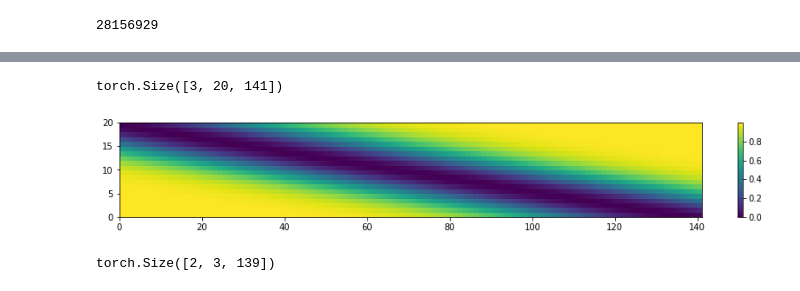
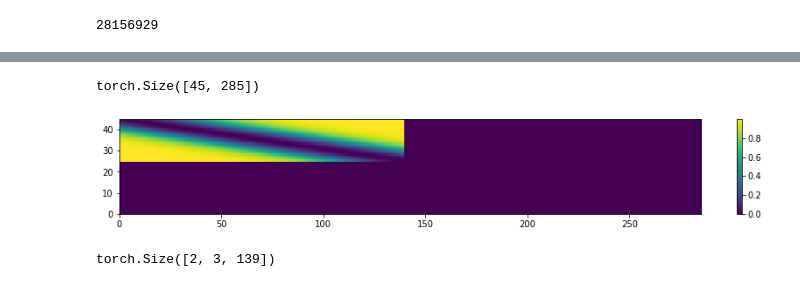
Before and after one commit to Kirili4ik/Tacotron2_TTS, a Jupyter notebook: dla-ht4-notebook.ipynb, the cells around one changed output, grey strips where cells are left out. Saved outputs shown, nothing was run; the diff lists cells and outputs as text; code cells hidden in the pictures.

```diff
--- a/dla-ht4-notebook.ipynb
+++ b/dla-ht4-notebook.ipynb
@@ -733,13 +728,14 @@ class Tacotron2(nn.Module):
 
         return output_mels, att_mat
 # %%
-def W_loss_mat(dims, g=0.2):
-    BS, N, T = dims
-    mat = torch.zeros((N, T))
+def W_loss_mat(dims, text_len, mel_len, g=0.2):
+    padded_T, padded_N = dims
+    N, T = mel_len, text_len
+    mat = torch.zeros((padded_N, padded_T))
     for n in range(N):
-        for t in range(T):
-            mat[N-n-1, t] = 1 - np.exp(- (n/N - t/T)**2 / (2*g**2))
-    return mat.repeat(BS, 1, 1)
+        t = np.arange(T)
+        mat[N-n-1, padded_T-T:] = torch.Tensor(1 - np.exp(- (n/N - t/T)**2 / (2*g**2)))
+    return mat.transpose(0, 1)
 # %% [markdown]
 ### RUNS
 # %%
@@ -916,19 +1029,19 @@ for i, batch in tqdm(enumerate(val_loader)):
 # %%
-res = W_loss_mat(torch.rand((3, 20, 141)).size())
+res = W_loss_mat(torch.rand(45, 285).size(), 20, 140)
 
 print(res.size())
 
 plt.figure(figsize=(15,2))
-plt.pcolormesh(res[2])
+plt.pcolormesh(res)
 #plt.xlabel('Embedding Dimensions')
 #plt.xlim((0, dimensions))
 #plt.ylim((20, 0))
 #plt.ylabel('Token Position')
 plt.colorbar()
 plt.show()
 # %% [output]
-torch.Size([3, 20, 141])
+torch.Size([45, 285])
-[figure, old version]
+[figure, new version]
 # %%
 for i, batch in tqdm(enumerate(train_loader)):
 
```
Also changed, not shown: parts of 21 cells of this notebook.
